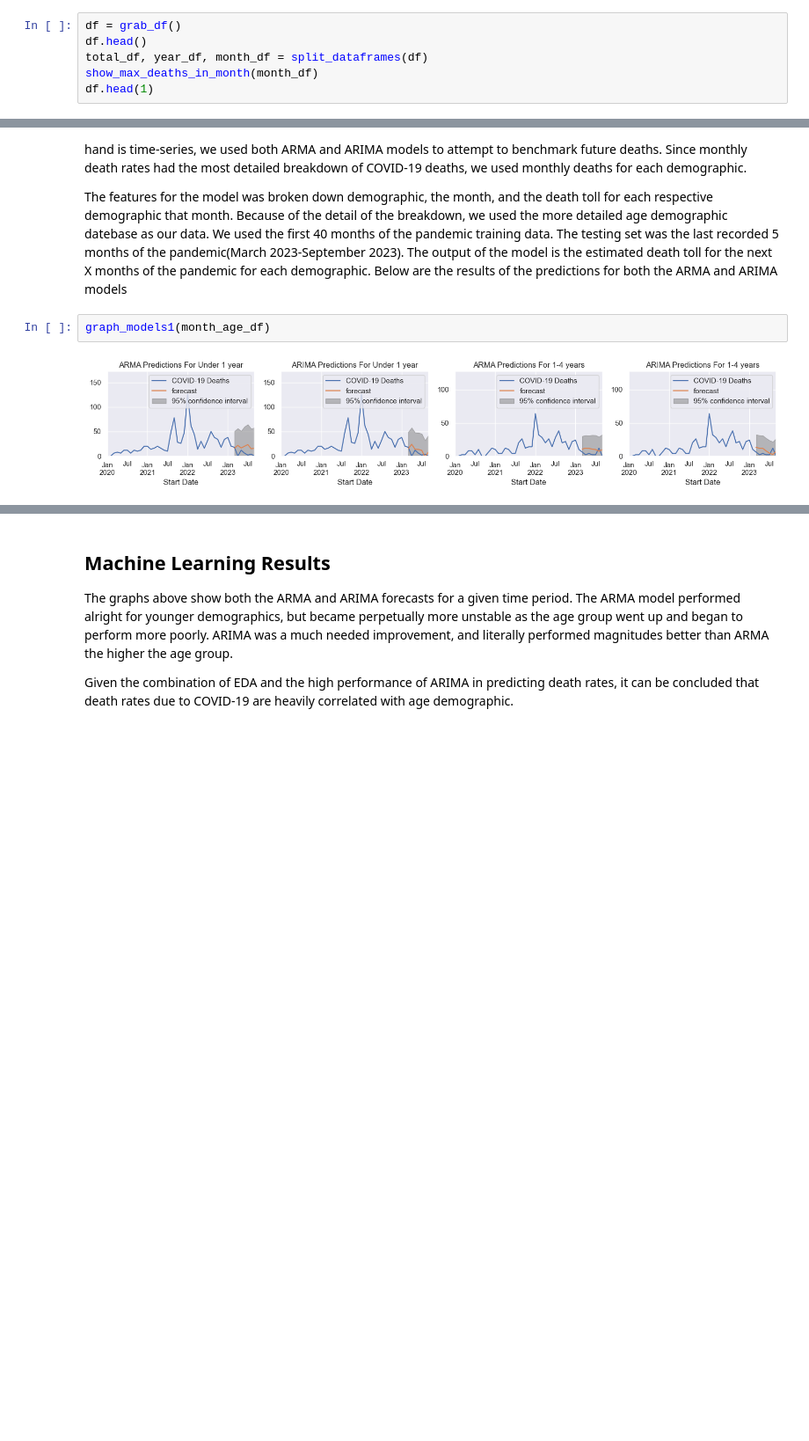
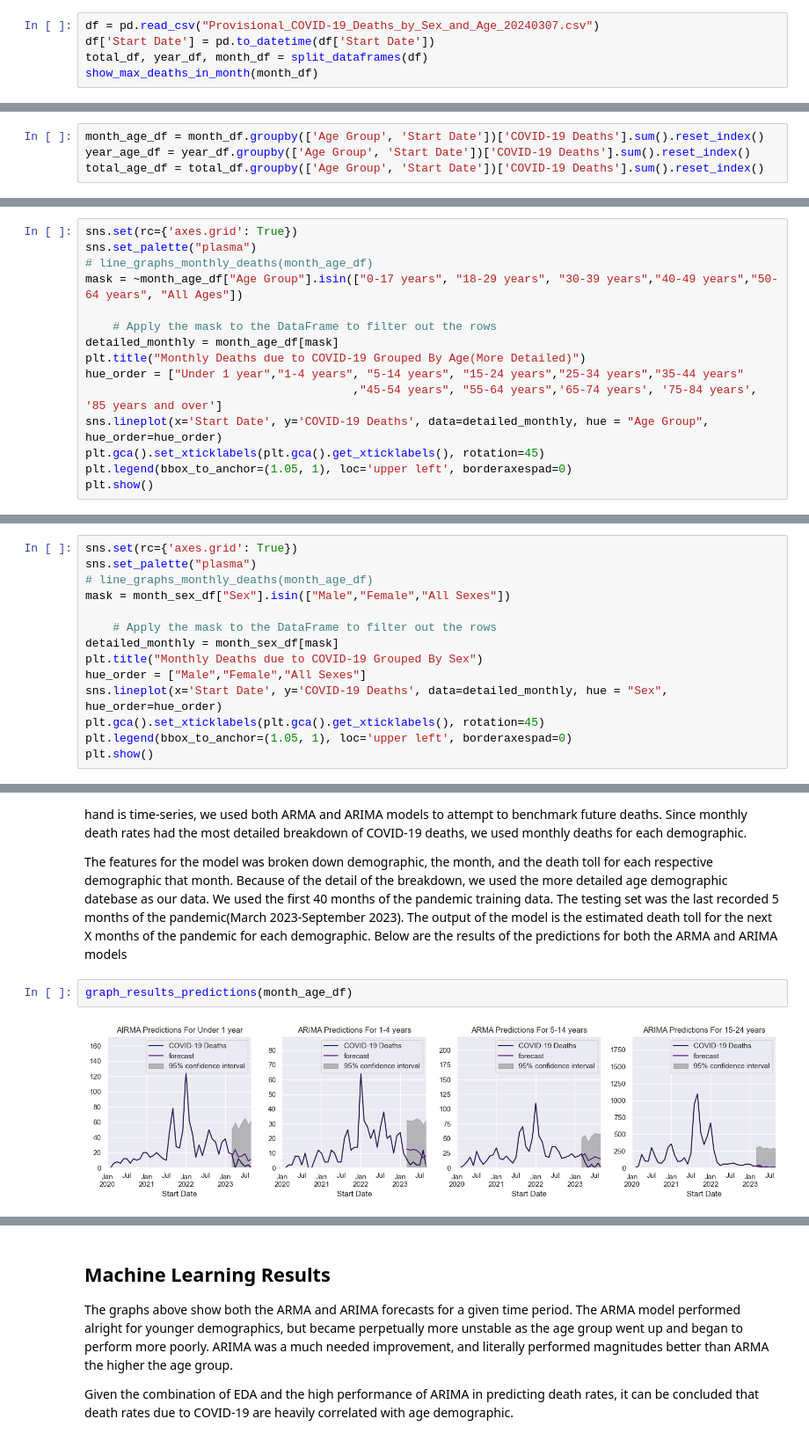
Before and after one commit to cwgambla/COVID-19-CDC-2020-2023-Data-Analysis, a Jupyter notebook: 418_Final_Project.ipynb, the cells around one changed output, grey strips where cells are left out. Shown at 88% size. Cells and saved outputs as stored; diff of their text form; blank space fills up the shorter version.

Commit message:
Modified Graph Functions + More
1) Added more analysis, looking at sex as well as a different breakdown of age.
2) Removed using ARMA, only used ARIMA for ML analysis.
3) Removed more unused code.

```diff
--- a/418_Final_Project.ipynb
+++ b/418_Final_Project.ipynb
@@ -24,8 +7,7 @@ We split the main dataset into 3 datasets in order to give us more freedom to us
 # %%
-df = grab_df()
-df.head()
+df = pd.read_csv("Provisional_COVID-19_Deaths_by_Sex_and_Age_20240307.csv")
+df['Start Date'] = pd.to_datetime(df['Start Date'])
 total_df, year_df, month_df = split_dataframes(df)
 show_max_deaths_in_month(month_df)
-df.head(1)
 # %% [output]
 Max Deaths from Covid in a month of 105565 from: 2021-01-01 to 2021-01-31
@@ -70,0 +36,4 @@ line_graphs_monthly_deaths(month_age_df)
+# %%
+month_age_df = month_df.groupby(['Age Group', 'Start Date'])['COVID-19 Deaths'].sum().reset_index()
+year_age_df = year_df.groupby(['Age Group', 'Start Date'])['COVID-19 Deaths'].sum().reset_index()
+total_age_df = total_df.groupby(['Age Group', 'Start Date'])['COVID-19 Deaths'].sum().reset_index()
@@ -70,0 +58,15 @@ line_graphs_monthly_deaths(month_age_df)
+# %%
+sns.set(rc={'axes.grid': True})
+sns.set_palette("plasma")
+# line_graphs_monthly_deaths(month_age_df)
+mask = ~month_age_df["Age Group"].isin(["0-17 years", "18-29 years", "30-39 years","40-49 years","50-64 years", "All Ages"])
+
+    # Apply the mask to the DataFrame to filter out the rows
+detailed_monthly = month_age_df[mask]
+plt.title("Monthly Deaths due to COVID-19 Grouped By Age(More Detailed)")
+hue_order = ["Under 1 year","1-4 years", "5-14 years", "15-24 years","25-34 years","35-44 years"
+                                       ,"45-54 years", "55-64 years",'65-74 years', '75-84 years', '85 years and over']
+sns.lineplot(x='Start Date', y='COVID-19 Deaths', data=detailed_monthly, hue = "Age Group", hue_order=hue_order)
+plt.gca().set_xticklabels(plt.gca().get_xticklabels(), rotation=45)
+plt.legend(bbox_to_anchor=(1.05, 1), loc='upper left', borderaxespad=0)
+plt.show()
@@ -70,0 +79,14 @@ line_graphs_monthly_deaths(month_age_df)
+# %%
+sns.set(rc={'axes.grid': True})
+sns.set_palette("plasma")
+# line_graphs_monthly_deaths(month_age_df)
+mask = month_sex_df["Sex"].isin(["Male","Female","All Sexes"])
+
+    # Apply the mask to the DataFrame to filter out the rows
+detailed_monthly = month_sex_df[mask]
+plt.title("Monthly Deaths due to COVID-19 Grouped By Sex")
+hue_order = ["Male","Female","All Sexes"]
+sns.lineplot(x='Start Date', y='COVID-19 Deaths', data=detailed_monthly, hue = "Sex", hue_order=hue_order)
+plt.gca().set_xticklabels(plt.gca().get_xticklabels(), rotation=45)
+plt.legend(bbox_to_anchor=(1.05, 1), loc='upper left', borderaxespad=0)
+plt.show()
@@ -74,6 +98,6 @@ The goal of this project was 2 fold. First was to understand how COVID-19 effect
 
 The features for the model was broken down demographic, the month, and the death toll for each respective demographic that month. Because of the detail of the breakdown, we used the more detailed age demographic datebase as our data. We used the first 40 months of the pandemic training data. The testing set was the last recorded 5 months of the pandemic(March 2023-September 2023). The output of the model is the estimated death toll for the next X months of the pandemic for each demographic. Below are the results of the predictions for both the ARMA and ARIMA models
 # %%
-graph_models1(month_age_df)
+graph_results_predictions(month_age_df)
 # %% [output]
-[figure, old version]
+[figure, new version]
```
Also changed, not shown: parts of 16 cells of this notebook, 1 other file.
